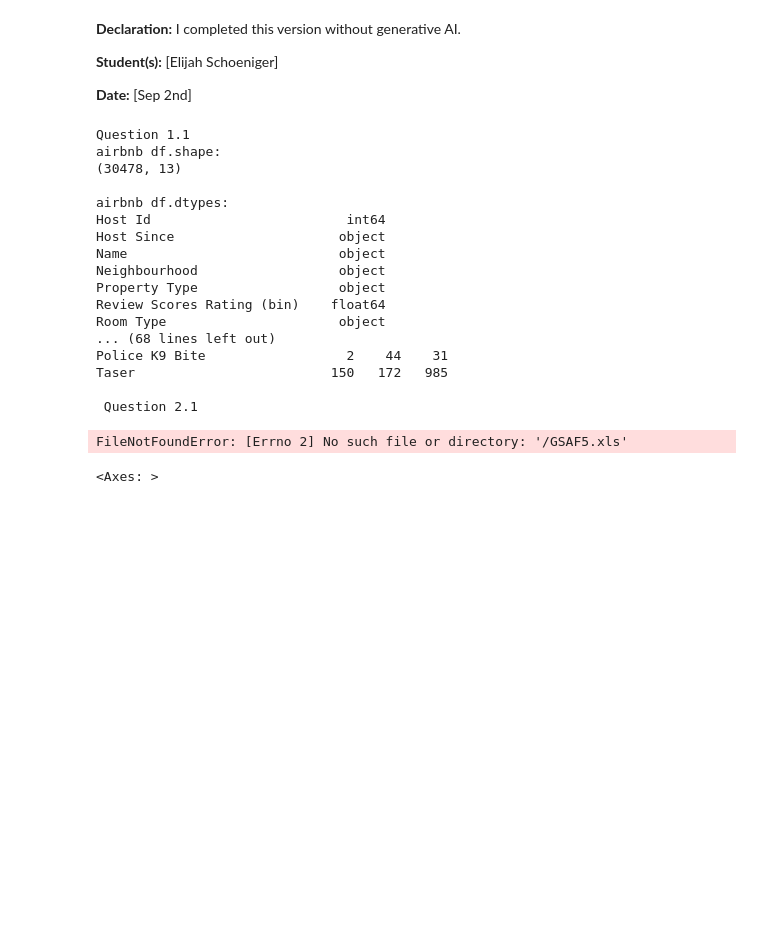
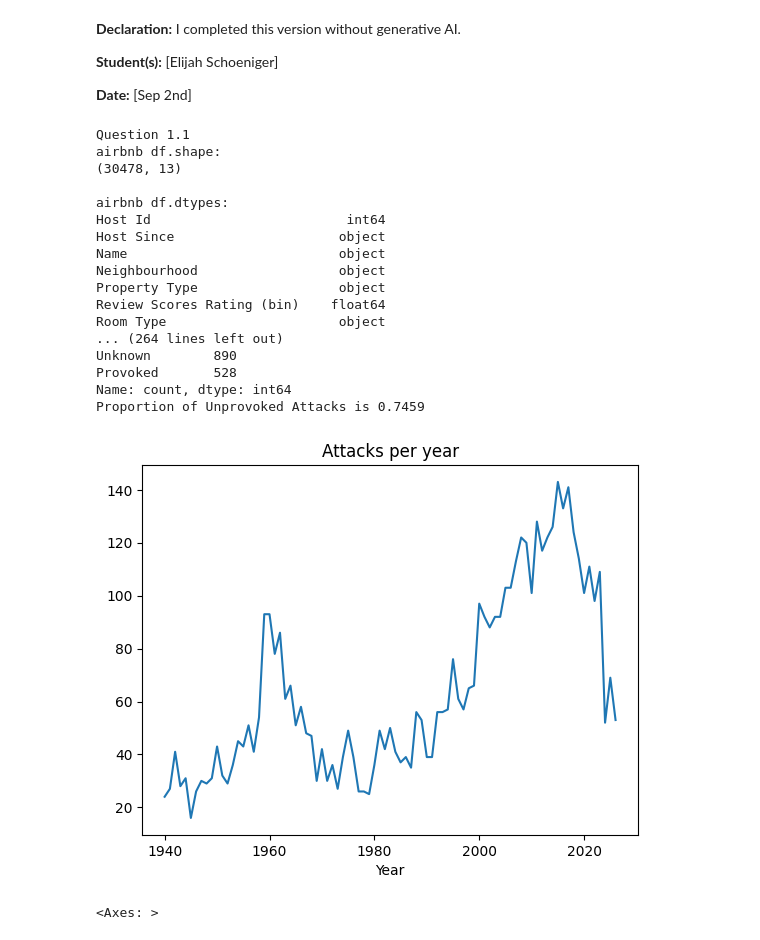
Before and after one commit to elijahschoeniger-cpu/A01-data-wrangling, a Jupyter notebook: notebook.ipynb, the cells around one changed output. Cells and saved outputs as stored; diff of their text form; code cells hidden in the pictures; blank space fills up the shorter version.

```diff
--- a/notebook.ipynb
+++ b/notebook.ipynb
@@ -43,6 +41,10 @@ df = pd.read_csv(
 mn = pd.read_csv(
     'https://raw.githubusercontent.com/sds3001/A01-data-wrangling/main/data/mn_police_use_of_force.csv',
     low_memory=False
+)
+
+sharks = pd.read_excel(
+    'https://raw.githubusercontent.com/elijahschoeniger-cpu/A01-data-wrangling/main/data/GSAF5%20(1).xls'
 )
 
 #Question 1
@@ -111,7 +113,7 @@ print(" Question 2.1")
 print(" ")
 
 #Bring in the sharks data set from the
-sharks = pd.read_excel('/GSAF5.xls')
+
 print("Shape")
 print(sharks.shape)
 print(sharks.head) # both of these are here just to view what the heck is going on in sharks, might comment them out later
@@ -155,39 +157,39 @@ sex = sharks['Sex'].str.strip().str.upper()
 sex = sex.where(sex.isin(['M', 'F'])) #Convert to entries where there is an actual sex
 sharks['Sex'] = sex #Reup "sex" column with cleaned M F sex values
 
 print('The Proportion of Males is', round((sex == 'M').sum() / sex.notnull().sum(), 3))
 #Divide sum of males over the number of entries where the sex is not null
 
 #6
 print(" ")
 print(" Question 2.6 ")
 print(" ")
 print(sharks['Type'].value_counts(dropna=False)) # Count of value in data to understand some of the characteristics of the set
 type = sharks['Type'].str.strip().str.title() #Strip entries of type and convert to title
 type = type.where(type.isin(['Provoked','Unprovoked']),'Unknown') #Takes Prov,Unprov and converts all others to Unknown
 sharks['Type'] = type #Relabel "Type" column with cleaned type values
 print(type.value_counts()) #Print Number of value counts
 print('Proportion of Unprovoked Attacks is', round((type == 'Unprovoked').mean(), 4))
 #Get the value of unprovoked over entries to get a percentage, rounded to four decimal
 # %% [output]
 Question 1.1
 airbnb df.shape:
 (30478, 13)
 
 airbnb df.dtypes:
 Host Id                         int64
 Host Since                     object
 Name                           object
 Neighbourhood                  object
 Property Type                  object
 Review Scores Rating (bin)    float64
 Room Type                      object
-... (68 lines left out)
-Police K9 Bite                  2    44    31
-Taser                         150   172   985
-
- Question 2.1
+... (264 lines left out)
+Unknown        890
+Provoked       528
+Name: count, dtype: int64
+Proportion of Unprovoked Attacks is 0.7459
-FileNotFoundError: [Errno 2] No such file or directory: '/GSAF5.xls'
+[figure, added]
 # %%
 age.hist(bins=20)
 # %% [output]
```
Also changed, not shown: parts of 2 cells of this notebook.
